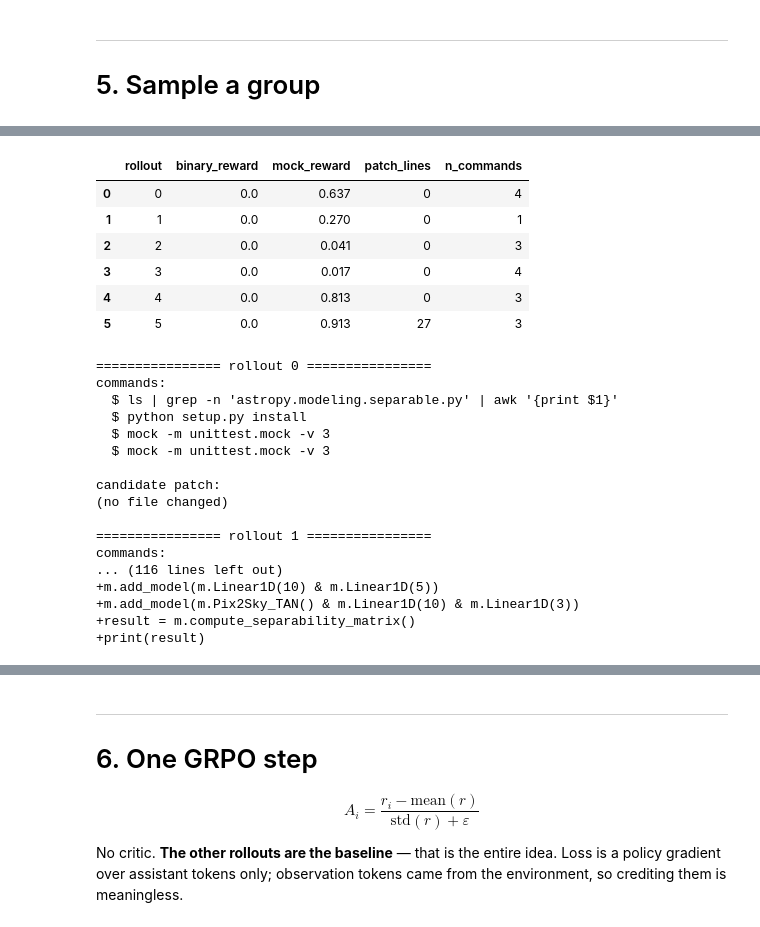
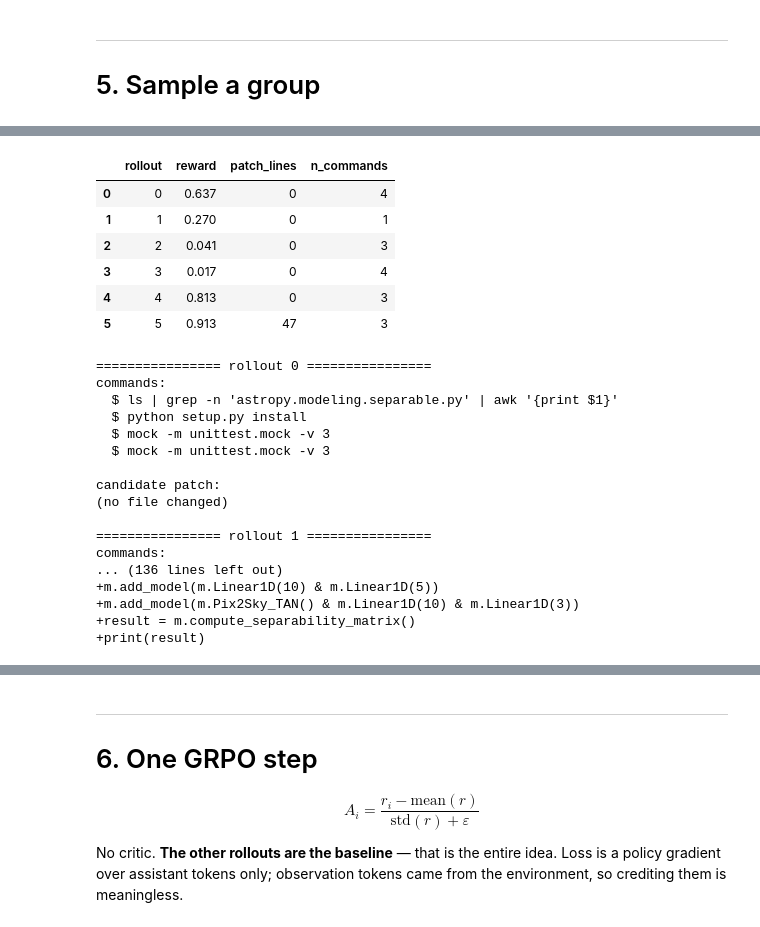
Before and after one commit to abgoswam/swe_in_prod_vizuara_01, a Jupyter notebook: swe_grpo_one_step.ipynb, the cells around one changed output, grey strips where cells are left out. Cells and saved outputs as stored; diff of their text form; code cells hidden in the pictures.

```diff
--- a/swe_grpo_one_step.ipynb
+++ b/swe_grpo_one_step.ipynb
@@ -332,7 +416,7 @@ FAILED astropy/modeling/tests/test_separable.py::test_separable[compound_model9-
 # %%
 def rollout(model, tok, max_turns=4, max_new=200, temperature=1.0):
     '''mini-swe-agent shape: linear history, one bash command per turn.'''
-    env = MockEnv(GOLD, TARGET)
+    env = MockEnv()
     msgs = [{"role": "system", "content": SYSTEM},
             {"role": "user", "content": f"ISSUE:\n{inst['problem_statement'][:1500]}"}]
 
@@ -372,25 +457,9 @@ We compute both, and the difference between them is the lesson.
 # %%
-GOLD_POST  = "\n".join(GOLD[TARGET]["post"])
-
-def norm_lines(text):
-    return {re.sub(r"\s+", " ", l).strip() for l in text.split("\n") if l.strip()}
-
-GOLD_POST_LINES = norm_lines(GOLD_POST)
-
-def reward_binary(final):
-    '''Mock of the real reward. Did the file end up as the maintainer left it?'''
-    return float(norm_lines(final.get(TARGET, "")) == GOLD_POST_LINES)
-
 def reward_random(n, seed=0):
-    '''MOCK reward: a random stand-in for a real verifier (unit tests / reward model).
-    One value per rollout, seeded for reproducibility. NOT a real signal -- it only
-    lets us show how the update consumes a reward.'''
+    '''MOCK reward: a stand-in for a real verifier (unit tests / reward model).
+    One value per rollout, seeded for reproducibility. Carries NO information
+    about rollout quality -- it only lets us show how the update consumes it.'''
     return np.random.default_rng(seed).random(n).round(3)
 
-# sanity check: the real-ish binary reward is 1.0 only for the exact gold file state
-pre_state  = {TARGET: "\n".join(GOLD[TARGET]["pre"])}
-post_state = {TARGET: GOLD_POST}
-print("gold post-state binary:", reward_binary(post_state))
-print("untouched file  binary:", reward_binary(pre_state))
-print("empty           binary:", reward_binary({}))
+print(reward_random(6))
 # %% [output]
@@ -428,36 +489,34 @@ trainable params: 1,081,344 || all params: 495,114,112 || trainable%: 0.2184
 # %%
 G = 6
 group = [rollout(model, tok) for _ in range(G)]
-mock_reward = reward_random(len(group))   # MOCK verifier: one random reward per rollout
+reward = reward_random(len(group))
 
-rollouts = pd.DataFrame([
+display(pd.DataFrame([
     {
-        "rollout":       i,
-        "binary_reward": reward_binary(r["final"]),
-        "mock_reward":   mock_reward[i],
-        "patch_lines":   len(r["patch"].split("\n")) if r["patch"] else 0,
-        "n_commands":    len(r["calls"]),
+        "rollout":     i,
+        "reward":      reward[i],
+        "patch_lines": len(r["patch"].split("\n")) if r["patch"] else 0,
+        "n_commands":  len(r["calls"]),
     }
     for i, r in enumerate(group)
-])
-display(rollouts)
+]))
 
 # full, verbatim trace of every rollout -- commands and candidate patch, nothing hidden
 for i, r in enumerate(group):
     print(f"\n================ rollout {i} ================")
     print("commands:")
     for cmd in r["calls"]:
         print("  $", cmd)
     print("\ncandidate patch:")
     print(r["patch"] if r["patch"] else "(no file changed)")
 # %% [output]
-|  | rollout | binary_reward | mock_reward | patch_lines | n_commands |
-| 0 | 0 | 0.0 | 0.637 | 0 | 4 |
-| 1 | 1 | 0.0 | 0.270 | 0 | 1 |
-| 2 | 2 | 0.0 | 0.041 | 0 | 3 |
-| 3 | 3 | 0.0 | 0.017 | 0 | 4 |
-| 4 | 4 | 0.0 | 0.813 | 0 | 3 |
-| 5 | 5 | 0.0 | 0.913 | 27 | 3 |
+|  | rollout | reward | patch_lines | n_commands |
+| 0 | 0 | 0.637 | 0 | 4 |
+| 1 | 1 | 0.270 | 0 | 1 |
+| 2 | 2 | 0.041 | 0 | 3 |
+| 3 | 3 | 0.017 | 0 | 4 |
+| 4 | 4 | 0.813 | 0 | 3 |
+| 5 | 5 | 0.913 | 47 | 3 |
 ================ rollout 0 ================
 commands:
   $ ls | grep -n 'astropy.modeling.separable.py' | awk '{print $1}'
@@ -470,7 +529,7 @@ candidate patch:
 
 ================ rollout 1 ================
 commands:
-... (116 lines left out)
+... (136 lines left out)
 +m.add_model(m.Linear1D(10) & m.Linear1D(5))
 +m.add_model(m.Pix2Sky_TAN() & m.Linear1D(10) & m.Linear1D(3))
 +result = m.compute_separability_matrix()
```
Also changed, not shown: parts of 26 cells of this notebook.
